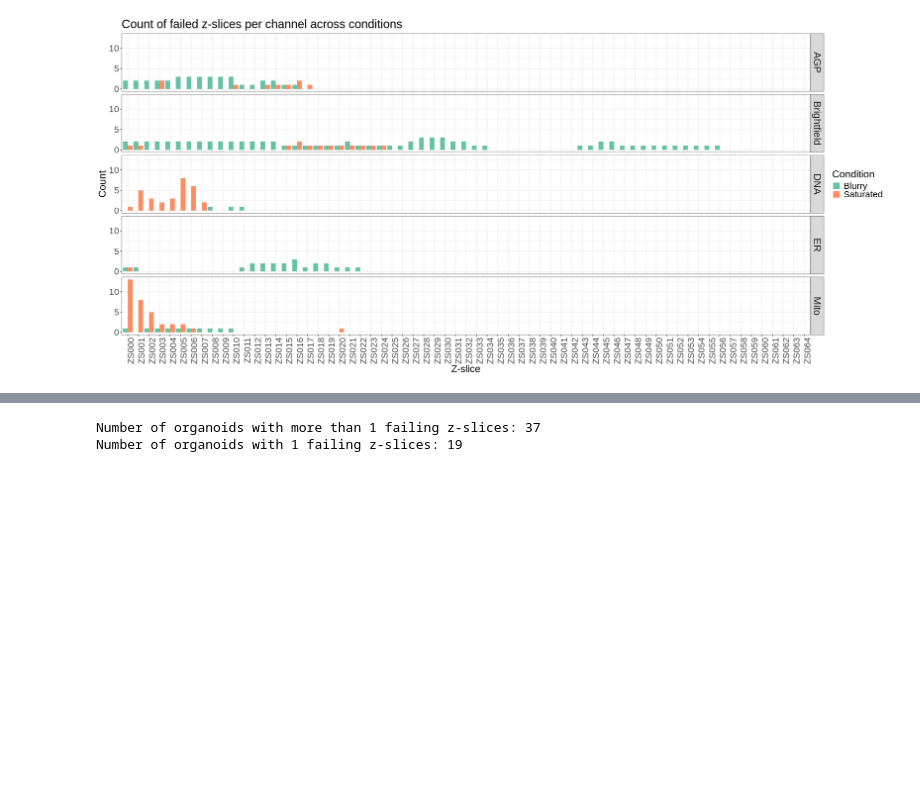
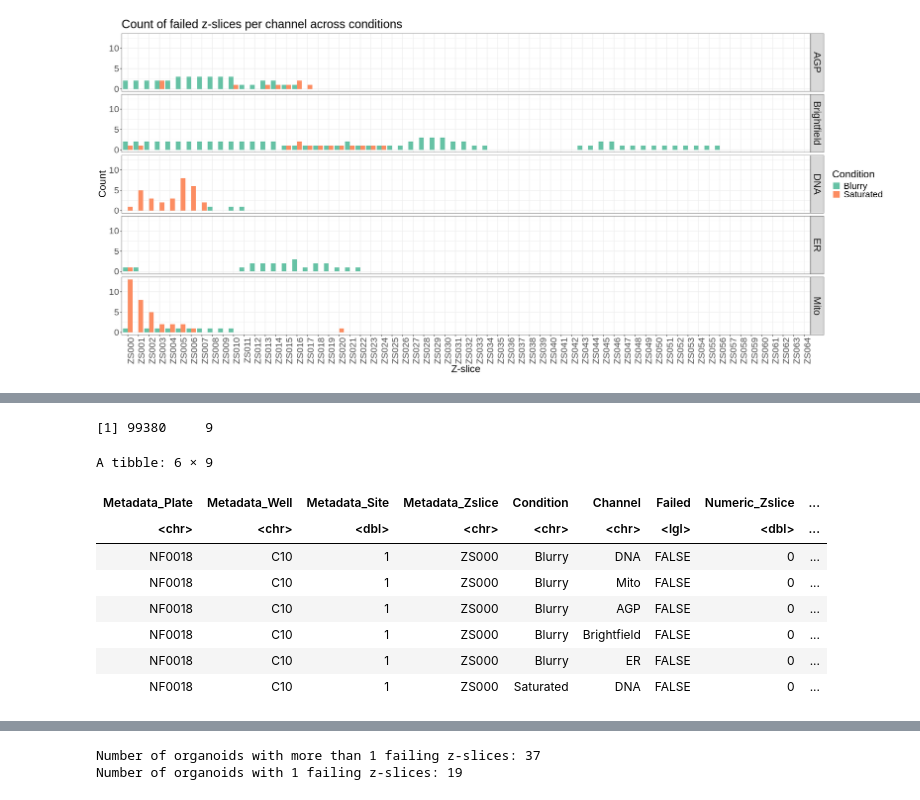
Before and after one commit to WayScience/NF1_3D_organoid_profiling_pipeline, a Jupyter notebook: 1.image_quality_control/notebooks/3.generate_qc_report.ipynb, the cells around one changed output, grey strips where cells are left out. Cells and saved outputs as stored; diff of their text form; code cells hidden in the pictures; blank space fills up the shorter version.

```diff
--- a/1.image_quality_control/notebooks/3.generate_qc_report.ipynb
+++ b/1.image_quality_control/notebooks/3.generate_qc_report.ipynb
@@ -210,0 +228,33 @@ ggsave("failed_zslice_count_channel_and_condition.png", plot = bar_plot, width =
+# %%
+# Step 1: Remove duplicates for z-slices per organoid (Plate, Well, Site, Zslice)
+unique_zslices <- melted_qc_df %>%
+    distinct(Metadata_Plate, Metadata_Well, Metadata_Site, Metadata_Zslice) %>%
+    mutate(Numeric_Zslice = as.numeric(gsub("ZS", "", Metadata_Zslice)))
+
+# Step 2: Normalize the z-slices per organoid
+normalized_zslices <- unique_zslices %>%
+    group_by(Metadata_Plate, Metadata_Well, Metadata_Site) %>%
+    mutate(
+        Normalized_Zslice = (Numeric_Zslice - min(Numeric_Zslice)) /
+                            (max(Numeric_Zslice) - min(Numeric_Zslice))
+    ) %>%
+    ungroup()
+
+# Step 3: Join the normalized z-slices back to the original dataframe
+norm_melted_qc_df <- melted_qc_df %>%
+    left_join(normalized_zslices, by = c("Metadata_Plate", "Metadata_Well", "Metadata_Site", "Metadata_Zslice"))
+
+# Step 4: Inspect the result
+dim(norm_melted_qc_df)
+head(norm_melted_qc_df)
+# %% [output]
+[1] 99380     9
+A tibble: 6 × 9
+| Metadata_Plate | Metadata_Well | Metadata_Site | Metadata_Zslice | Condition | Channel | Failed | Numeric_Zslice | ... |
+| <chr> | <chr> | <dbl> | <chr> | <chr> | <chr> | <lgl> | <dbl> | ... |
+| NF0018 | C10 | 1 | ZS000 | Blurry | DNA | FALSE | 0 | ... |
+| NF0018 | C10 | 1 | ZS000 | Blurry | Mito | FALSE | 0 | ... |
+| NF0018 | C10 | 1 | ZS000 | Blurry | AGP | FALSE | 0 | ... |
+| NF0018 | C10 | 1 | ZS000 | Blurry | Brightfield | FALSE | 0 | ... |
+| NF0018 | C10 | 1 | ZS000 | Blurry | ER | FALSE | 0 | ... |
+| NF0018 | C10 | 1 | ZS000 | Saturated | DNA | FALSE | 0 | ... |
```
Also changed, not shown: parts of 22 cells of this notebook, 11 other files.
